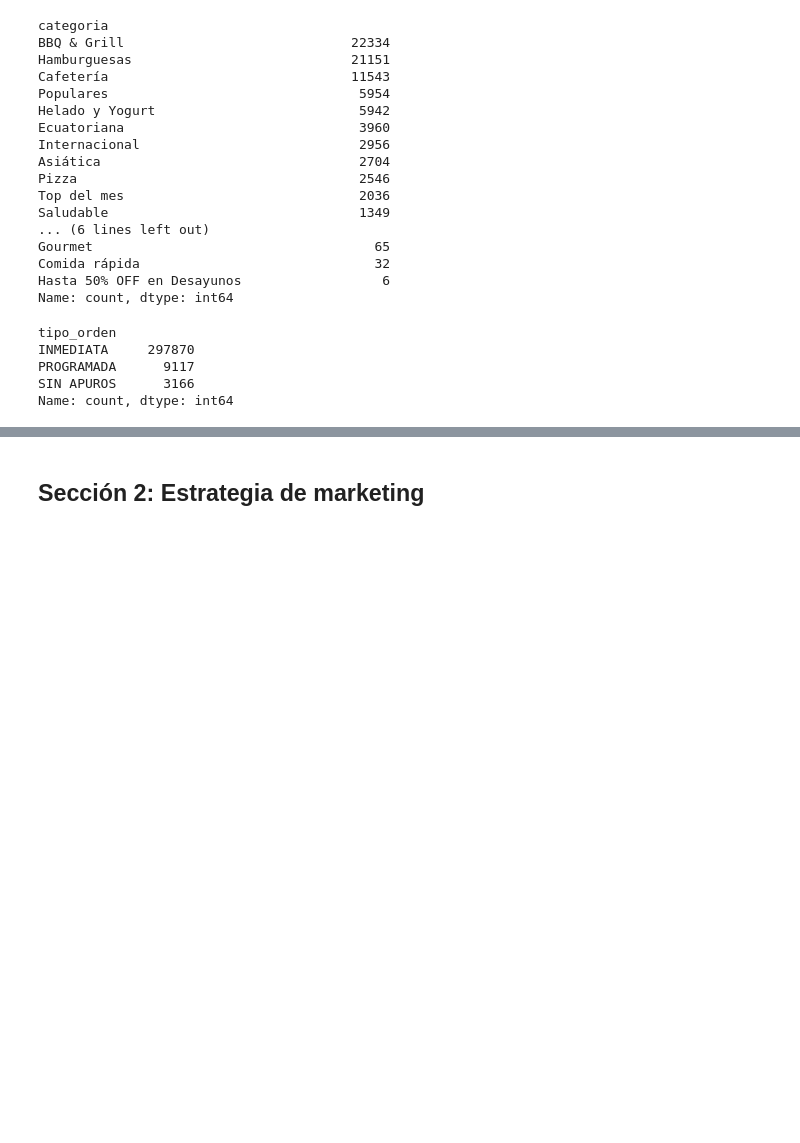
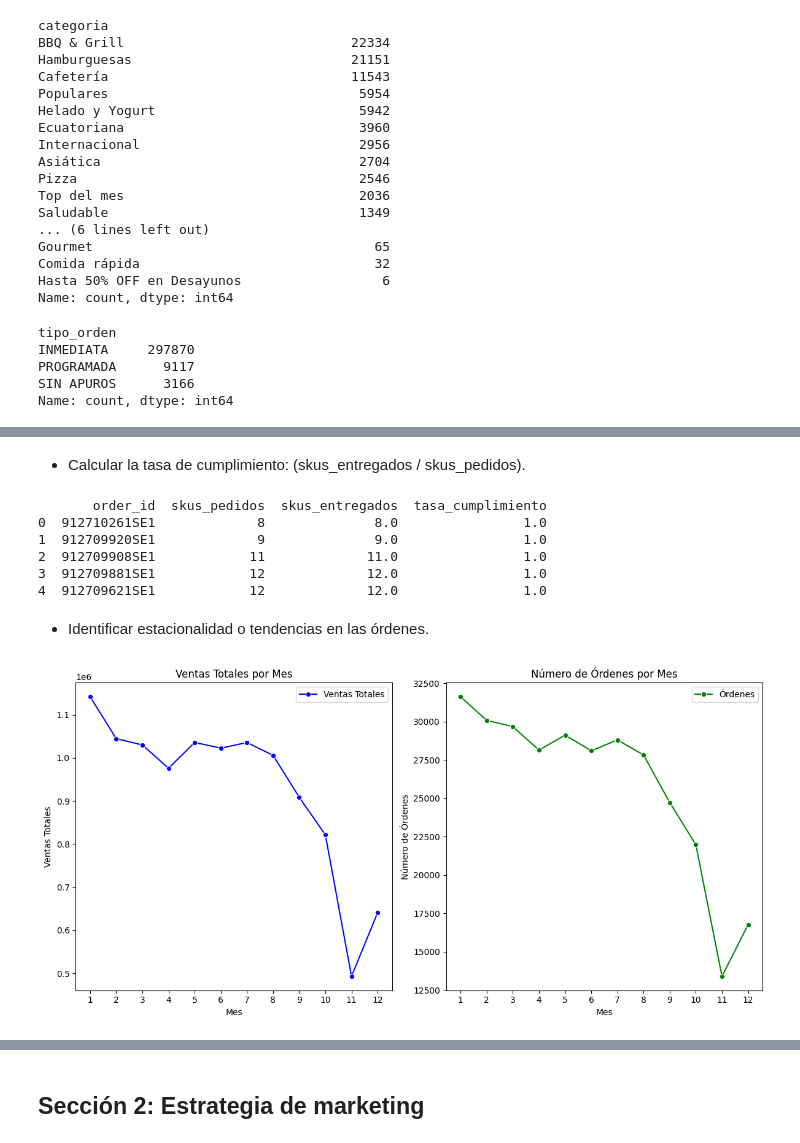
Before and after one commit to smoreyra/Solange-Moreyra-Repository, a Jupyter notebook: Hyppo/Hyppo Business Case - Growth & Automation.ipynb, the cells around one changed output, grey strips where cells are left out. Saved outputs shown, nothing was run; the diff lists cells and outputs as text; code cells hidden in the pictures; blank space fills up the shorter version.

```diff
--- a/Hyppo/Hyppo Business Case - Growth & Automation.ipynb
+++ b/Hyppo/Hyppo Business Case - Growth & Automation.ipynb
@@ -207,0 +334,12 @@ Name: count, dtype: int64
+# %%
+# Convertir la columna 'order_date_formatted' a formato datetime si no lo está
+df_bd_orders['order_date_formatted'] = pd.to_datetime(df_bd_orders['order_date_formatted'])
+
+# Crear una nueva columna para el mes y año de la orden
+df_bd_orders['month_year'] = df_bd_orders['order_date_formatted'].dt.to_period('M')
+
+# Calcular los ingresos totales por línea de negocio y mes
+ingresos_por_linea_mes = df_bd_orders.groupby(['categoria', 'month_year'])['total_value'].sum().reset_index()
+
+# Mostrar el resultado
+print(ingresos_por_linea_mes)
@@ -207,0 +361,51 @@ Name: count, dtype: int64
+# %% [markdown]
+- Calcular la tasa de cumplimiento: (skus_entregados / skus_pedidos).
+# %%
+# Calcular la tasa de cumplimiento (skus_entregados / skus_pedidos)
+df_bd_orders['tasa_cumplimiento'] = df_bd_orders['skus_entregados'] / df_bd_orders['skus_pedidos']
+
+# Ver los primeros registros para verificar
+print(df_bd_orders[['order_id', 'skus_pedidos', 'skus_entregados', 'tasa_cumplimiento']].head())
+# %% [output]
+       order_id  skus_pedidos  skus_entregados  tasa_cumplimiento
+0  912710261SE1             8              8.0                1.0
+1  912709920SE1             9              9.0                1.0
+2  912709908SE1            11             11.0                1.0
+3  912709881SE1            12             12.0                1.0
+4  912709621SE1            12             12.0                1.0
+# %% [markdown]
+- Identificar estacionalidad o tendencias en las órdenes.
+# %%
+# Extraer componentes temporales (Mes, Día de la semana, etc.)
+df_bd_orders['mes'] = df_bd_orders['order_date_formatted'].dt.month
+df_bd_orders['dia_semana'] = df_bd_orders['order_date_formatted'].dt.dayofweek
+
+# Agrupar por mes y calcular las ventas totales (o el número de órdenes)
+ventas_mensuales = df_bd_orders.groupby('mes')['total_value'].sum()
+
+# Agrupar por mes para ver el número total de órdenes
+ordenes_mensuales = df_bd_orders.groupby('mes')['order_id'].count()
+
+# Visualizar las tendencias de ventas y órdenes mensuales
+plt.figure(figsize=(12, 6))
+
+# Ventas mensuales
+plt.subplot(1, 2, 1)
+sns.lineplot(x=ventas_mensuales.index, y=ventas_mensuales.values, marker='o', color='b', label='Ventas Totales')
+plt.title('Ventas Totales por Mes')
+plt.xlabel('Mes')
+plt.ylabel('Ventas Totales')
+plt.xticks(range(1, 13))
+
+# Órdenes mensuales
+plt.subplot(1, 2, 2)
+sns.lineplot(x=ordenes_mensuales.index, y=ordenes_mensuales.values, marker='o', color='g', label='Órdenes')
+plt.title('Número de Órdenes por Mes')
+plt.xlabel('Mes')
+plt.ylabel('Número de Órdenes')
+plt.xticks(range(1, 13))
+
+plt.tight_layout()
+plt.show()
+# %% [output]
+[figure, added]
```
Also changed, not shown: parts of 29 cells of this notebook, 6 other files.
